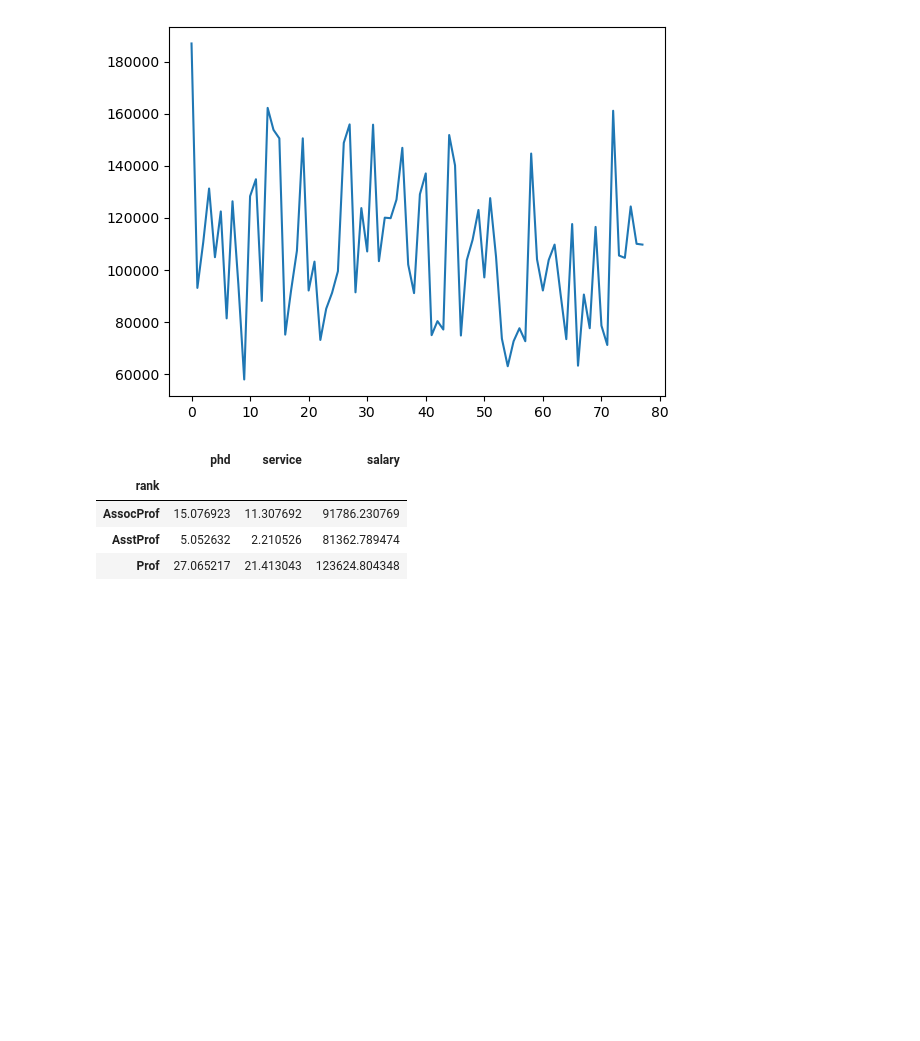
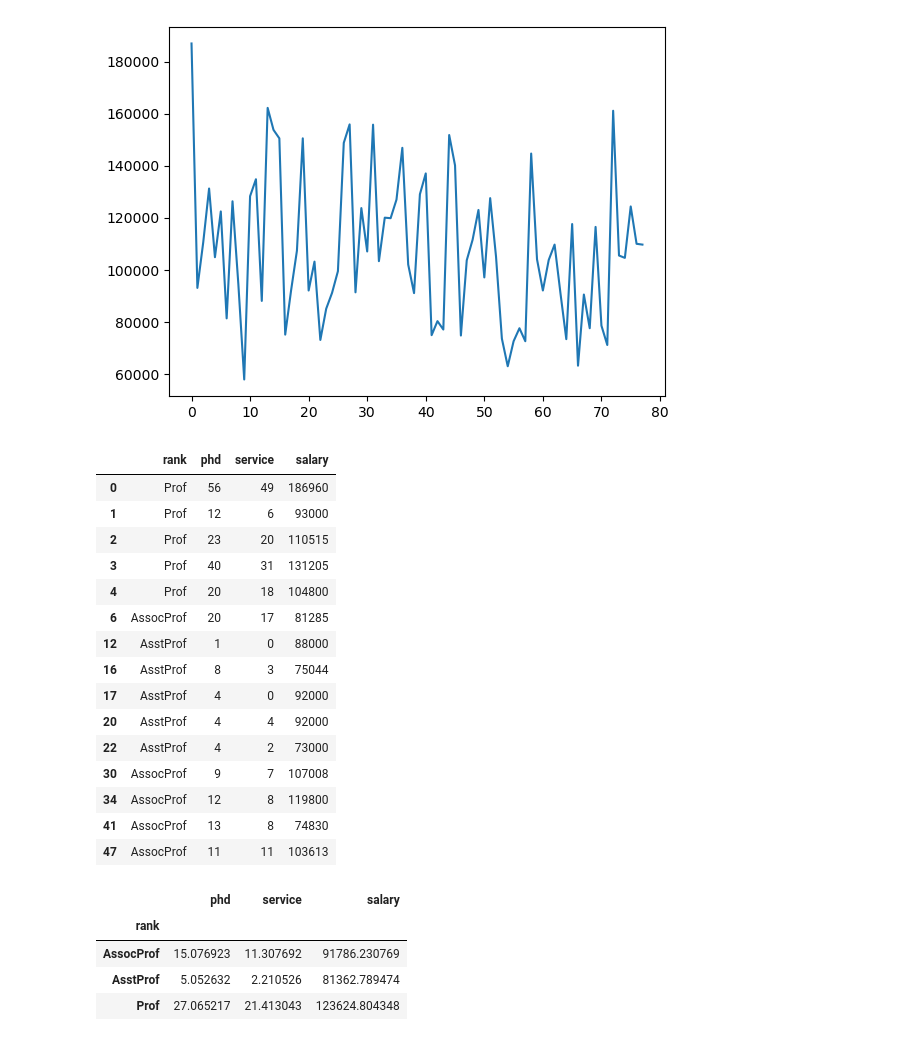
Before and after one commit to lorisbaz/univr-dataviz-course, a Jupyter notebook: 1-basics-and-tables/1-pandas.ipynb, the cells around one changed output. Cells and saved outputs as stored; diff of their text form; code cells hidden in the pictures; blank space fills up the shorter version.

```diff
--- a/1-basics-and-tables/1-pandas.ipynb
+++ b/1-basics-and-tables/1-pandas.ipynb
@@ -21,6 +21,25 @@ df['salary'].plot()
 [figure]
 # %%
 df_r = df[['rank', 'phd', 'service', 'salary']].groupby(['rank'])
+# %%
+df_r.head()
+# %% [output]
+|  | rank | phd | service | salary |
+| 0 | Prof | 56 | 49 | 186960 |
+| 1 | Prof | 12 | 6 | 93000 |
+| 2 | Prof | 23 | 20 | 110515 |
+| 3 | Prof | 40 | 31 | 131205 |
+| 4 | Prof | 20 | 18 | 104800 |
+| 6 | AssocProf | 20 | 17 | 81285 |
+| 12 | AsstProf | 1 | 0 | 88000 |
+| 16 | AsstProf | 8 | 3 | 75044 |
+| 17 | AsstProf | 4 | 0 | 92000 |
+| 20 | AsstProf | 4 | 4 | 92000 |
+| 22 | AsstProf | 4 | 2 | 73000 |
+| 30 | AssocProf | 9 | 7 | 107008 |
+| 34 | AssocProf | 12 | 8 | 119800 |
+| 41 | AssocProf | 13 | 8 | 74830 |
+| 47 | AssocProf | 11 | 11 | 103613 |
 # %%
 df_r.mean()
 # %% [output]
```
Also changed, not shown: parts of 1 cell of this notebook, 5 other files.
